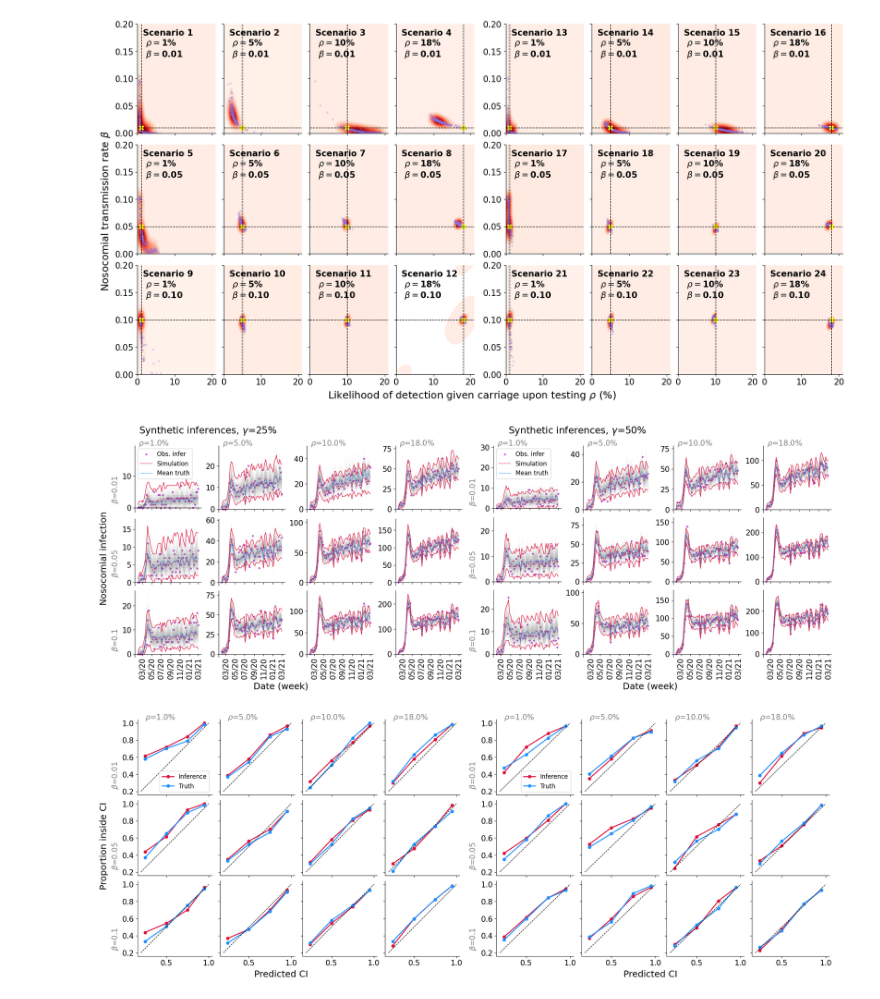
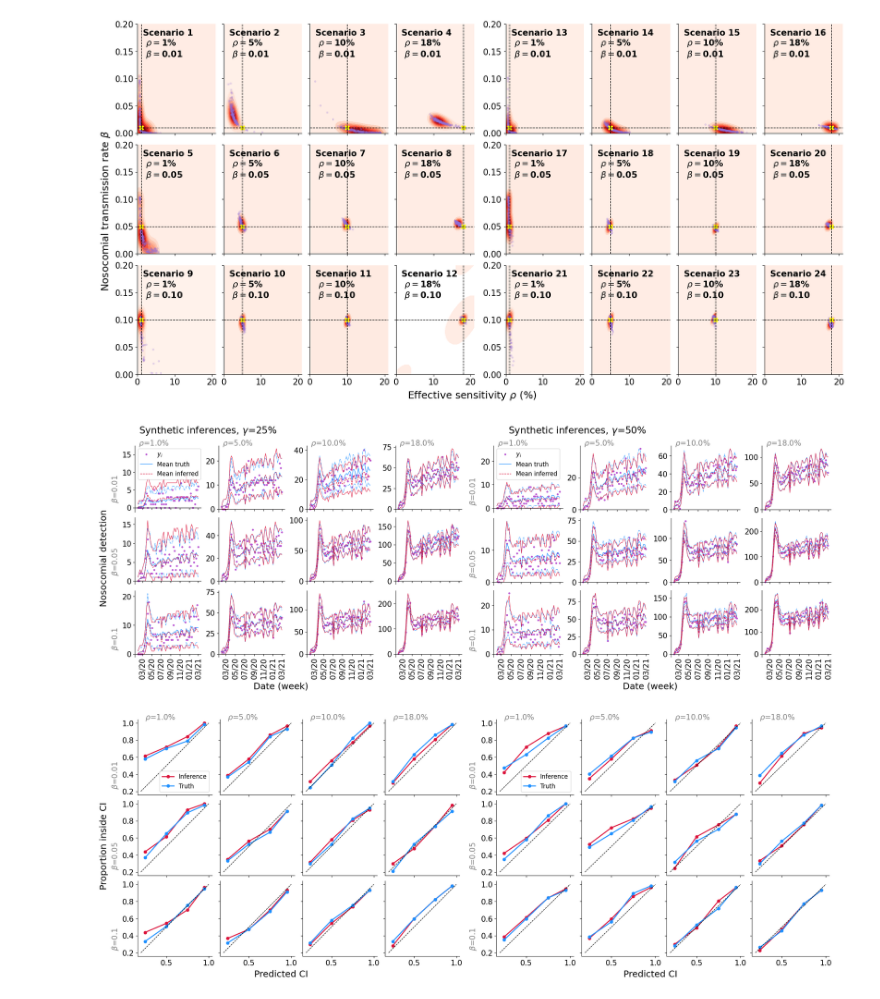
Before and after one commit to ChaosDonkey06/AMR_ABM2, a Jupyter notebook: manuscript/Fig2.ipynb, the cells around one changed output. Saved outputs shown, nothing was run; the diff lists cells and outputs as text; code cells hidden in the pictures.

Commit message:
update all SM figures and draft, and figure1

```diff
--- a/manuscript/Fig2.ipynb
+++ b/manuscript/Fig2.ipynb
@@ -208,13 +208,9 @@ for idx_scenario, ax in enumerate(axes2.flatten()):
     ax.set_xlabel(None)
     ax.set_ylabel(None)
 
-#for i in range(4):
-#    axes2[-1, i].set_xlabel(r"$\rho$ (%)")
+#################################################################################
 
-#for i in range(3):
-#    axes2[i, 0].set_ylabel(r"$\beta$")
-
-fig.supxlabel(r'Likelihood of detection given carriage upon testing $\rho$ (%)')
+fig.supxlabel(r'Effective sensitivity $\rho$ (%)')
 fig.supylabel(r'Nosocomial transmission rate $\beta$')
 
 #################################################################################
@@ -222,7 +218,7 @@ fig.supylabel(r'Nosocomial transmission rate $\beta$')
 fig.savefig(os.path.join(results2_dir, "paper_figures", "fig2.png"),
                                             dpi=300, transparent=True)
 # %% [output]
-[figure, old version]
+[figure, new version]
 # %%
 # Supplementary figure 8
 # %%
@@ -300,12 +296,17 @@ for idx_gamma, gamma in enumerate(gammas_search):
         c_truth_df["scenario"]    = scenario
         hosp_calibration_df       = pd.concat([hosp_calibration_df, c_infer_df, c_truth_df])
 
-        ax.scatter(if_settings["assimilation_dates"], obs_infer_df["value"],   color="mediumorchid", marker="o", s=8, label="Obs. infer")
-        ax.plot(if_settings["assimilation_dates"],    obs_truth_dist,          color="gray",       ls="-",  lw=0.1, alpha=0.1)
-        ax.plot(if_settings["assimilation_dates"],    hosp_sim_df["low_95"],   color="crimson",    ls="-",  lw=1)
-        ax.plot(if_settings["assimilation_dates"],    hosp_sim_df["high_95"],  color="crimson",    ls="-",  lw=1)
-        ax.plot(if_settings["assimilation_dates"],    hosp_sim_df["mean"],     color="crimson",    ls="--", lw=1, label="Simulation")
-        ax.plot(if_settings["assimilation_dates"],    obs_truth_dist.mean(-1), color="dodgerblue", ls="--", lw=1, label="Mean truth")
+        ax.scatter(if_settings["assimilation_dates"], obs_infer_df["value"],   color="mediumorchid", marker="o", s=8, label=r"$y_i$")
+
+
+        ax.plot(if_settings["assimilation_dates"],    hosp_truth_df["low_95"],   color="dodgerblue", ls="-.",  lw=0.8)
+        ax.plot(if_settings["assimilation_dates"],    hosp_truth_df["high_95"],  color="dodgerblue", ls="-.",  lw=0.8)
+        ax.plot(if_settings["assimilation_dates"],    obs_truth_dist.mean(-1), color="dodgerblue",   ls="-", lw=1, label="Mean truth")
+
+        ax.plot(if_settings["assimilation_dates"],    hosp_sim_df["low_95"],   color="crimson",    ls="-",  lw=0.8)
+        ax.plot(if_settings["assimilation_dates"],    hosp_sim_df["high_95"],  color="crimson",    ls="-",  lw=0.8)
+        ax.plot(if_settings["assimilation_dates"],    hosp_sim_df["mean"],     color="crimson",    ls="--", lw=1, label="Mean inferred")
+
 
         # set the y-spine
         ax.xaxis.set_major_formatter(mdates.DateFormatter('%m/%y'))
@@ -376,33 +377,34 @@ for idx_gamma, gamma in enumerate(gammas_search):
         ax.set_ylabel(None)
         ax.legend().remove()
 
     axes[0, 0].legend(loc="lower right", fontsize=12)
 
     for i in range(4):
         axes[0, i].text(x     = 0.25,
                         y     = axes[0, i].get_ylim()[1],
                         s     = r"$\rho$={}%".format(rho_search[i] * 100),
                         color = "gray")
 
     for i in range(3):
         axes[i, 0].text(x        = -0.15,
                         y        = 0.25,
                         s        = r"$\beta$={}".format(betas_search[i]),
                         color    = "gray",
                         rotation = 90)
 
 subfigs[0, 0].suptitle("Synthetic inferences, $\gamma$={:0.0f}%".format(gammas_search[0] * 100), x=0.3, fontsize=19)
 subfigs[0, 1].suptitle("Synthetic inferences, $\gamma$={:0.0f}%".format(gammas_search[1] * 100), x=0.3, fontsize=19)
-subfigs[0, 0].supylabel('Nosocomial infection')
+subfigs[0, 0].supylabel('Nosocomial detection')
 
 subfigs[1, 0].supylabel(r'Proportion inside CI')
 subfigs[1, 0].supxlabel(r'Predicted CI')
 subfigs[1, 1].supxlabel(r'Predicted CI')
 
 subfigs[0, 0].supxlabel(r'Date (week)')
 subfigs[0, 1].supxlabel(r'Date (week)')
 
 ####################################################################################################################
-fig.savefig(os.path.join(results2_dir, "paper_figures", "si_figures", "si_fig8.png"), dpi=300, transparent=True)
+fig.savefig(os.path.join(results2_dir, "paper_figures", "si_figures", "PosteriorSyntheticSim_figS9.png"), dpi=300, transparent=True)
+####################################################################################################################
 # %% [output]
-[figure, old version]
+[figure, new version]
```
Also changed, not shown: 26 other files.
